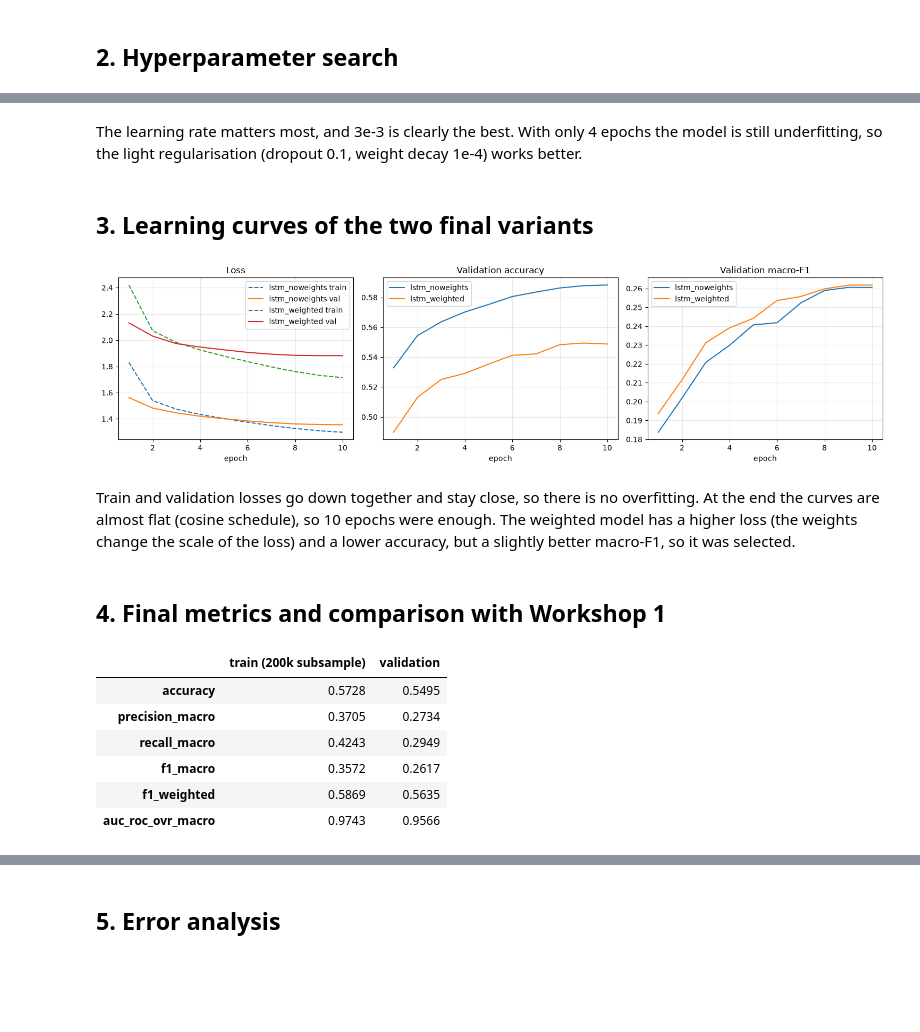
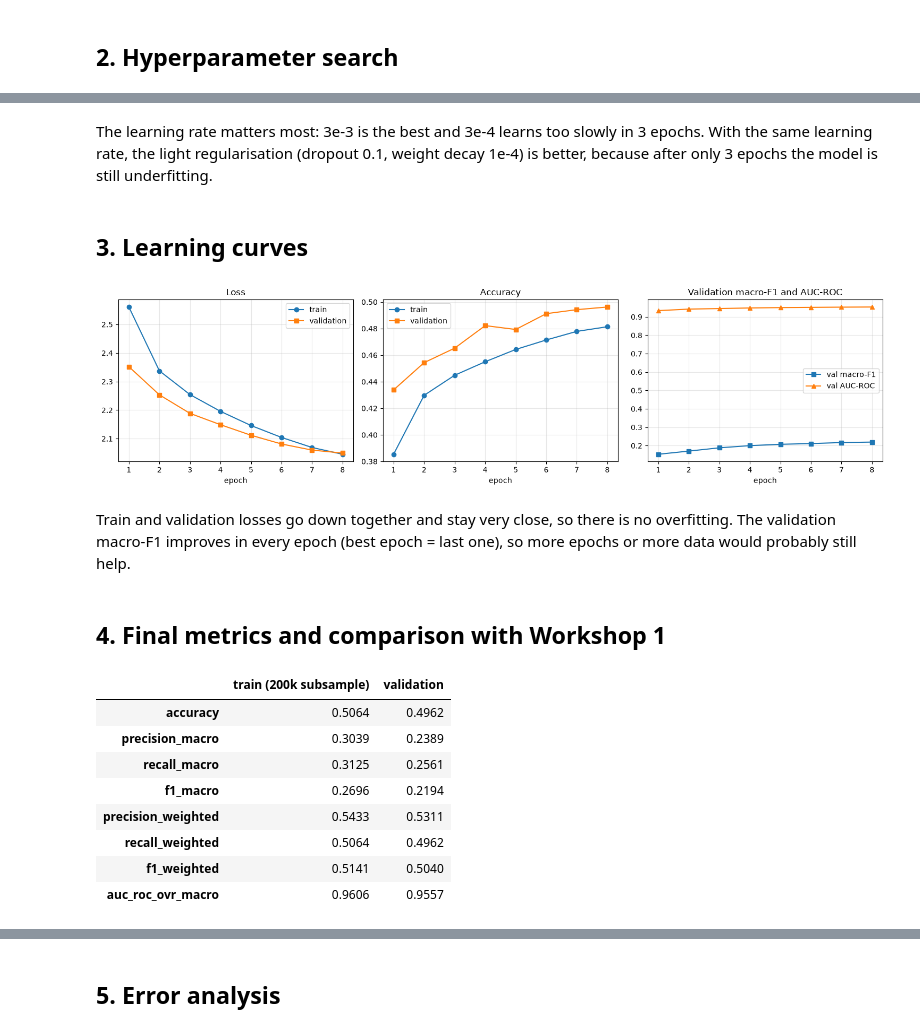
Before and after one commit to jusraome/Machine-Learning, a Jupyter notebook: Workshop_2/notebooks/workshop2_results.ipynb, the cells around one changed output, grey strips where cells are left out. Drawn from its saved outputs; the diff is of its cells as text; code cells hidden in the pictures; blank space fills up the shorter version.

```diff
--- a/Workshop_2/notebooks/workshop2_results.ipynb
+++ b/Workshop_2/notebooks/workshop2_results.ipynb
@@ -61,37 +67,35 @@ pd.read_csv('../reports/hparam_search.csv').round(4)
 # %% [markdown]
-The learning rate matters most, and 3e-3 is clearly the best. With only 4 epochs the model is still underfitting, so the light regularisation (dropout 0.1, weight decay 1e-4) works better.
+The learning rate matters most: 3e-3 is the best and 3e-4 learns too slowly in 3 epochs. With the same learning rate, the light regularisation (dropout 0.1, weight decay 1e-4) is better, because after only 3 epochs the model is still underfitting.
 # %% [markdown]
-## 3. Learning curves of the two final variants
+## 3. Learning curves
 # %%
-import torch
+h = pd.DataFrame(ckpt['history'])
 fig, axes = plt.subplots(1, 3, figsize=(15, 4))
-for name in ['lstm_noweights', 'lstm_weighted']:
-    h = pd.DataFrame(torch.load(f'../checkpoints/{name}.pt', weights_only=False)['history'])
-    axes[0].plot(h.epoch, h.train_loss, '--', label=f'{name} train')
-    axes[0].plot(h.epoch, h.val_loss, label=f'{name} val')
-    axes[1].plot(h.epoch, h.val_accuracy, label=name)
-    axes[2].plot(h.epoch, h.val_f1_macro, label=name)
-for ax, t in zip(axes, ['Loss', 'Validation accuracy', 'Validation macro-F1']):
+axes[0].plot(h.epoch, h.train_loss, 'o-', label='train'); axes[0].plot(h.epoch, h.val_loss, 's-', label='validation')
+axes[1].plot(h.epoch, h.train_accuracy, 'o-', label='train'); axes[1].plot(h.epoch, h.val_accuracy, 's-', label='validation')
+axes[2].plot(h.epoch, h.val_f1_macro, 's-', label='val macro-F1'); axes[2].plot(h.epoch, h.val_auc_ovr_subsample, '^-', label='val AUC-ROC')
+for ax, t in zip(axes, ['Loss', 'Accuracy', 'Validation macro-F1 and AUC-ROC']):
     ax.set_title(t); ax.set_xlabel('epoch'); ax.legend(); ax.grid(alpha=0.3)
 plt.tight_layout(); plt.show()
 # %% [output]
-[figure, old version]
+[figure, new version]
-# %% [markdown]
-Train and validation losses go down together and stay close, so there is no overfitting. At the end the curves are almost flat (cosine schedule), so 10 epochs were enough. The weighted model has a higher loss (the weights change the scale of the loss) and a lower accuracy, but a slightly better macro-F1, so it was selected.
+# %% [markdown]
+Train and validation losses go down together and stay very close, so there is no overfitting. The validation macro-F1 improves in every epoch (best epoch = last one), so more epochs or more data would probably still help.
 # %% [markdown]
 ## 4. Final metrics and comparison with Workshop 1
 # %%
 pd.DataFrame({'train (200k subsample)': ckpt['final_metrics']['train_subsample'],
-              'validation': ckpt['final_metrics']['val']}).loc[
-    ['accuracy', 'precision_macro', 'recall_macro', 'f1_macro', 'f1_weighted', 'auc_roc_ovr_macro']].round(4)
+              'validation': ckpt['final_metrics']['val']}).round(4)
 # %% [output]
 |  | train (200k subsample) | validation |
-| accuracy | 0.5728 | 0.5495 |
-| precision_macro | 0.3705 | 0.2734 |
-| recall_macro | 0.4243 | 0.2949 |
-| f1_macro | 0.3572 | 0.2617 |
-| f1_weighted | 0.5869 | 0.5635 |
-| auc_roc_ovr_macro | 0.9743 | 0.9566 |
+| accuracy | 0.5064 | 0.4962 |
+| precision_macro | 0.3039 | 0.2389 |
+| recall_macro | 0.3125 | 0.2561 |
+| f1_macro | 0.2696 | 0.2194 |
+| precision_weighted | 0.5433 | 0.5311 |
+| recall_weighted | 0.5064 | 0.4962 |
+| f1_weighted | 0.5141 | 0.5040 |
+| auc_roc_ovr_macro | 0.9606 | 0.9557 |
 # %%
 pd.read_csv('../reports/results_comparison.csv').round(4)
 # %% [output]
```
Also changed, not shown: parts of 11 cells of this notebook, 54 other files.
